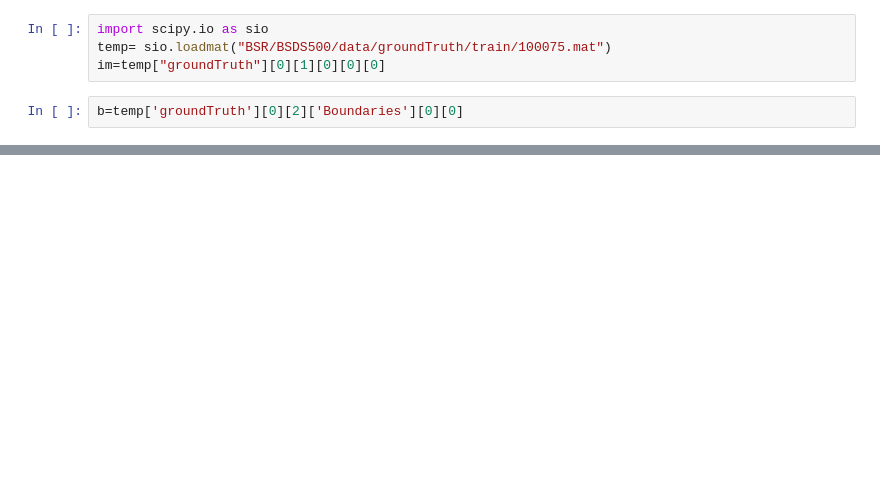
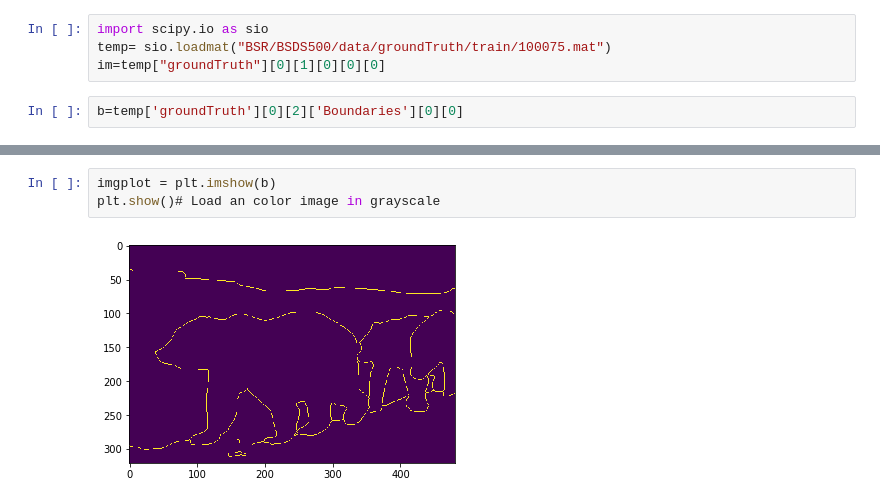
Before and after one commit to kmohab71/Image_Segmentation, a Jupyter notebook: IS.ipynb, the cells around one changed output, grey strips where cells are left out. Cells and saved outputs as stored; diff of their text form; blank space fills up the shorter version.

```diff
--- a/IS.ipynb
+++ b/IS.ipynb
@@ -38,0 +18,5 @@ Username for 'https://github.com': ^C
+# %%
+imgplot = plt.imshow(b)
+plt.show()# Load an color image in grayscale
+# %% [output]
+[figure, added]
```
Also changed, not shown: parts of 8 cells of this notebook.
